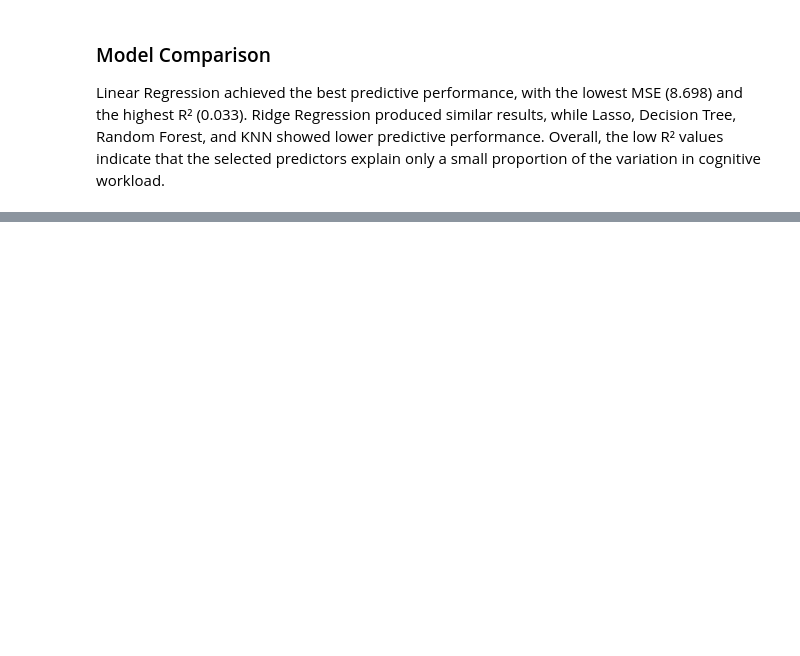
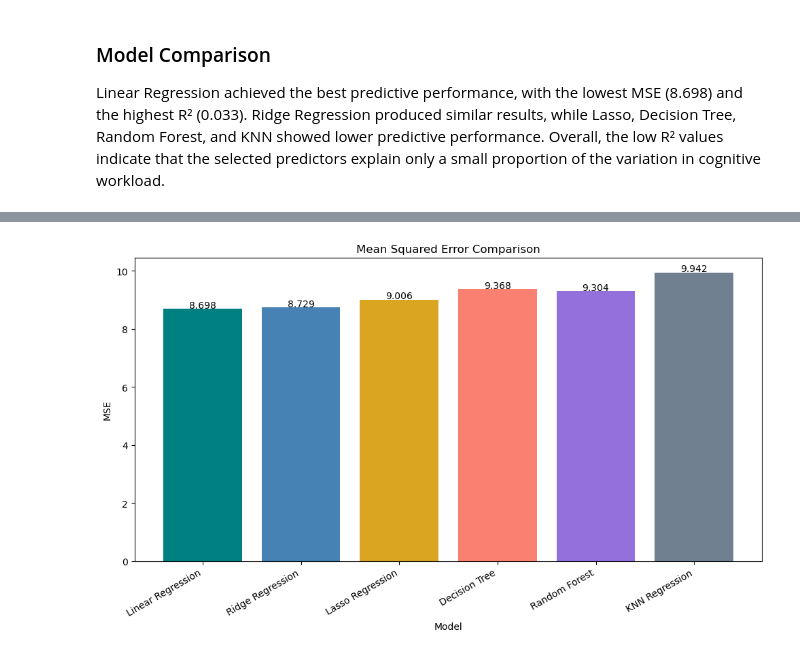
Before and after one commit to Chakuunaa/Evaluating-Dashboard-Design-Effectiveness-in-Data-Analytics, a Jupyter notebook: notebooks/01_Dissertation_Analysis.ipynb, the cells around one changed output, grey strips where cells are left out. Saved outputs shown, nothing was run; the diff lists cells and outputs as text; code cells hidden in the pictures; blank space fills up the shorter version.

```diff
--- a/notebooks/01_Dissertation_Analysis.ipynb
+++ b/notebooks/01_Dissertation_Analysis.ipynb
@@ -1312,0 +1455,28 @@ Linear Regression achieved the best predictive performance, with the lowest MSE
+# %%
+# MSE Comparison Bar Chart
+plt.figure(figsize=(10, 6))
+
+bars = plt.bar(
+    models,
+    mse_values,
+    color=["teal", "steelblue", "goldenrod",
+           "salmon", "mediumpurple", "slategray"]
+)
+
+plt.title("Mean Squared Error Comparison")
+plt.xlabel("Model")
+plt.ylabel("MSE")
+plt.xticks(rotation=30, ha="right")
+
+for bar, value in zip(bars, mse_values):
+    plt.text(
+        bar.get_x() + bar.get_width()/2,
+        bar.get_height() + 0.03,
+        f"{value:.3f}",
+        ha="center"
+    )
+
+plt.tight_layout()
+plt.show()
+# %% [output]
+[figure, added]
```
Also changed, not shown: parts of 13 cells of this notebook.
